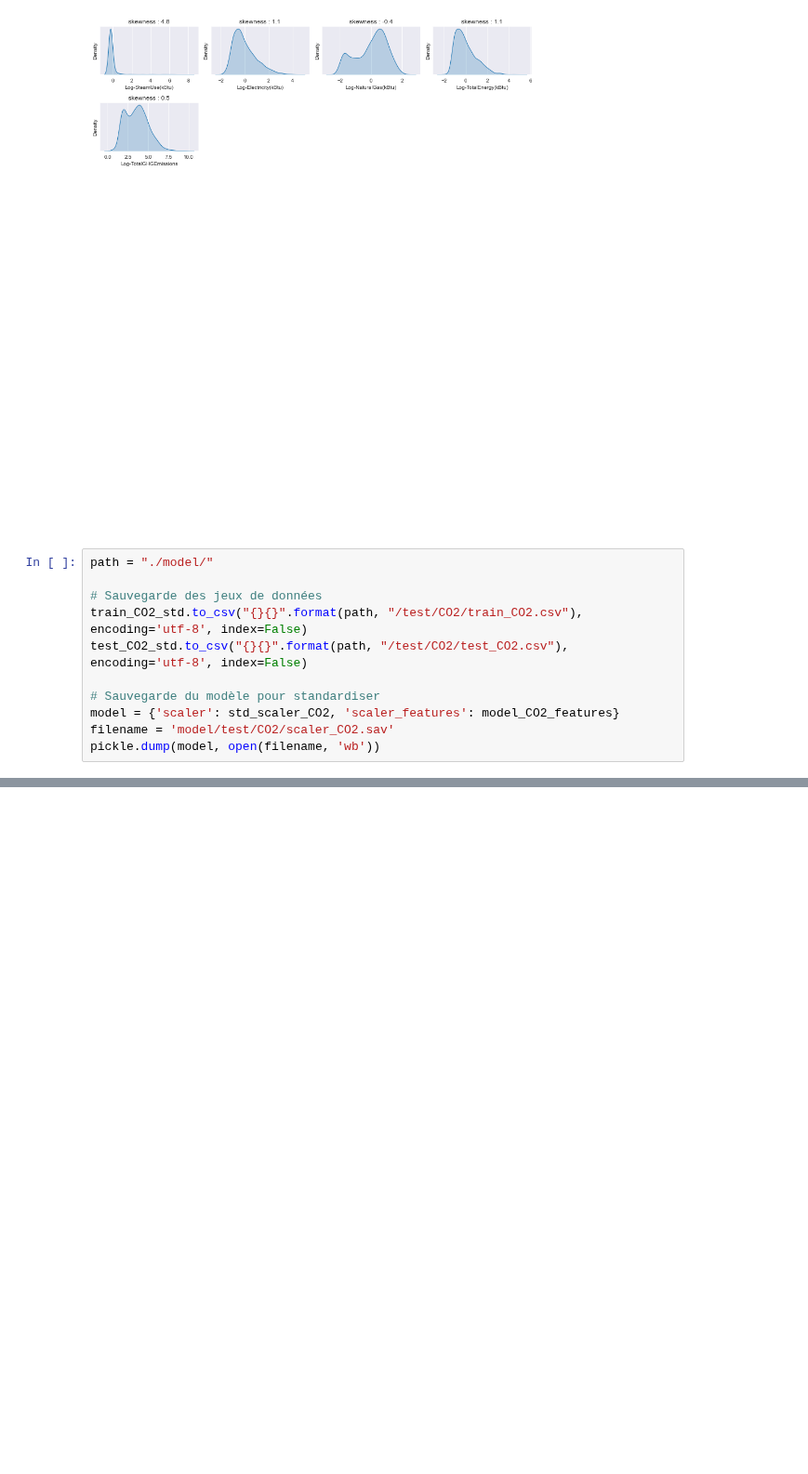
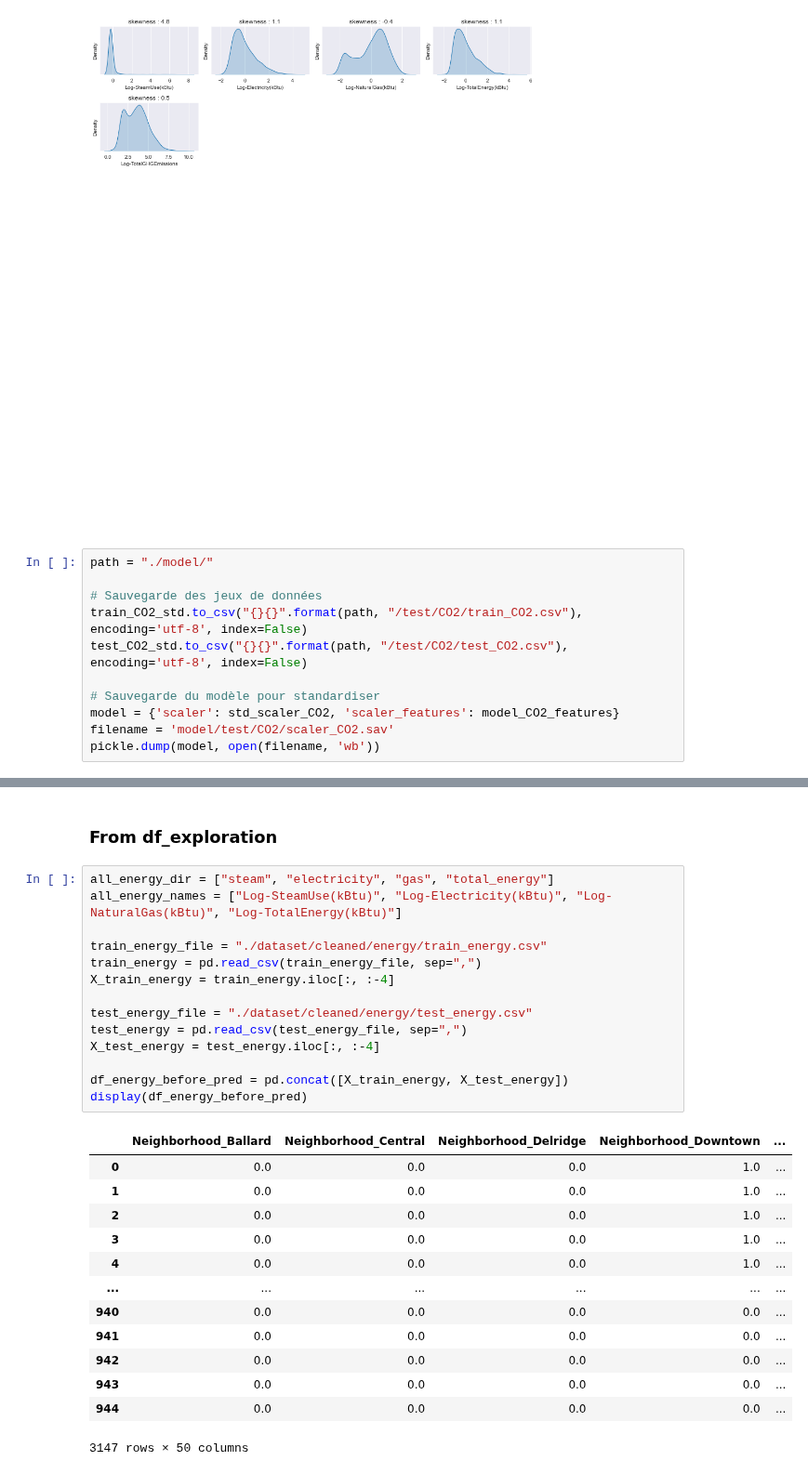
Before and after one commit to oumeima-elgharbi/P4_Data_Science_OpenClassrooms, a Jupyter notebook: TEST_Feature_Engineering_CO2.ipynb, the cells around one changed output, grey strips where cells are left out. Shown at 93% size. Saved outputs shown, nothing was run; the diff lists cells and outputs as text; blank space fills up the shorter version.

Commit message:
tried a lot of comb not working pred co2

```diff
--- a/test_CO2.ipynb
+++ b/TEST_Feature_Engineering_CO2.ipynb
@@ -239,0 +267,30 @@ pickle.dump(model, open(filename, 'wb'))
+# %% [markdown]
+### From df_exploration
+# %%
+all_energy_dir = ["steam", "electricity", "gas", "total_energy"]
+all_energy_names = ["Log-SteamUse(kBtu)", "Log-Electricity(kBtu)", "Log-NaturalGas(kBtu)", "Log-TotalEnergy(kBtu)"]
+
+train_energy_file = "./dataset/cleaned/energy/train_energy.csv"
+train_energy = pd.read_csv(train_energy_file, sep=",")
+X_train_energy = train_energy.iloc[:, :-4]
+
+test_energy_file = "./dataset/cleaned/energy/test_energy.csv"
+test_energy = pd.read_csv(test_energy_file, sep=",")
+X_test_energy = test_energy.iloc[:, :-4]
+
+df_energy_before_pred = pd.concat([X_train_energy, X_test_energy])
+display(df_energy_before_pred)
+# %% [output]
+|  | Neighborhood_Ballard | Neighborhood_Central | Neighborhood_Delridge | Neighborhood_Downtown | ... |
+| 0 | 0.0 | 0.0 | 0.0 | 1.0 | ... |
+| 1 | 0.0 | 0.0 | 0.0 | 1.0 | ... |
+| 2 | 0.0 | 0.0 | 0.0 | 1.0 | ... |
+| 3 | 0.0 | 0.0 | 0.0 | 1.0 | ... |
+| 4 | 0.0 | 0.0 | 0.0 | 1.0 | ... |
+| ... | ... | ... | ... | ... | ... |
+| 940 | 0.0 | 0.0 | 0.0 | 0.0 | ... |
+| 941 | 0.0 | 0.0 | 0.0 | 0.0 | ... |
+| 942 | 0.0 | 0.0 | 0.0 | 0.0 | ... |
+| 943 | 0.0 | 0.0 | 0.0 | 0.0 | ... |
+| 944 | 0.0 | 0.0 | 0.0 | 0.0 | ... |
+3147 rows × 50 columns
```
Also changed, not shown: parts of 4 cells of this notebook, 2 other files.
